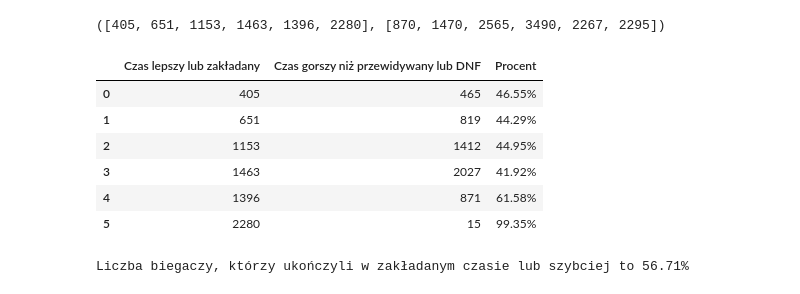
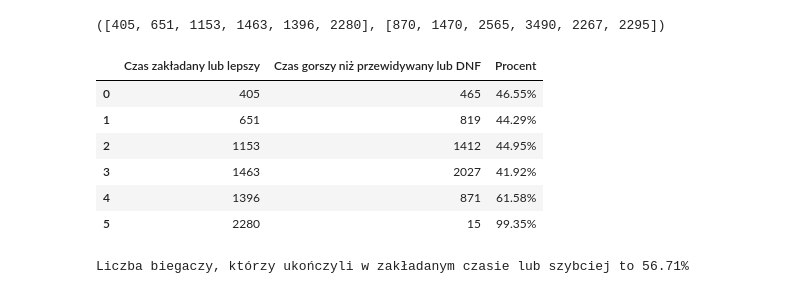
Before and after one commit to kpabian/Polmaraton-Wroclaw, a Jupyter notebook: Półmaraton_Wrocław.ipynb, the cells around one changed output. Cells and saved outputs as stored; diff of their text form; code cells hidden in the pictures.

```diff
--- a/Półmaraton_Wrocław.ipynb
+++ b/Półmaraton_Wrocław.ipynb
@@ -19,10 +19,10 @@ results = [
     for i in range(len(better_time))
 ]
 # %%
-results_df = pd.DataFrame(results, columns=['Czas lepszy lub zakładany', 'Czas gorszy niż przewidywany lub DNF', 'Procent'])
+results_df = pd.DataFrame(results, columns=['Czas zakładany lub lepszy', 'Czas gorszy niż przewidywany lub DNF', 'Procent'])
 results_df
 # %% [output]
-|  | Czas lepszy lub zakładany | Czas gorszy niż przewidywany lub DNF | Procent |
+|  | Czas zakładany lub lepszy | Czas gorszy niż przewidywany lub DNF | Procent |
 | 0 | 405 | 465 | 46.55% |
 | 1 | 651 | 819 | 44.29% |
 | 2 | 1153 | 1412 | 44.95% |
```
